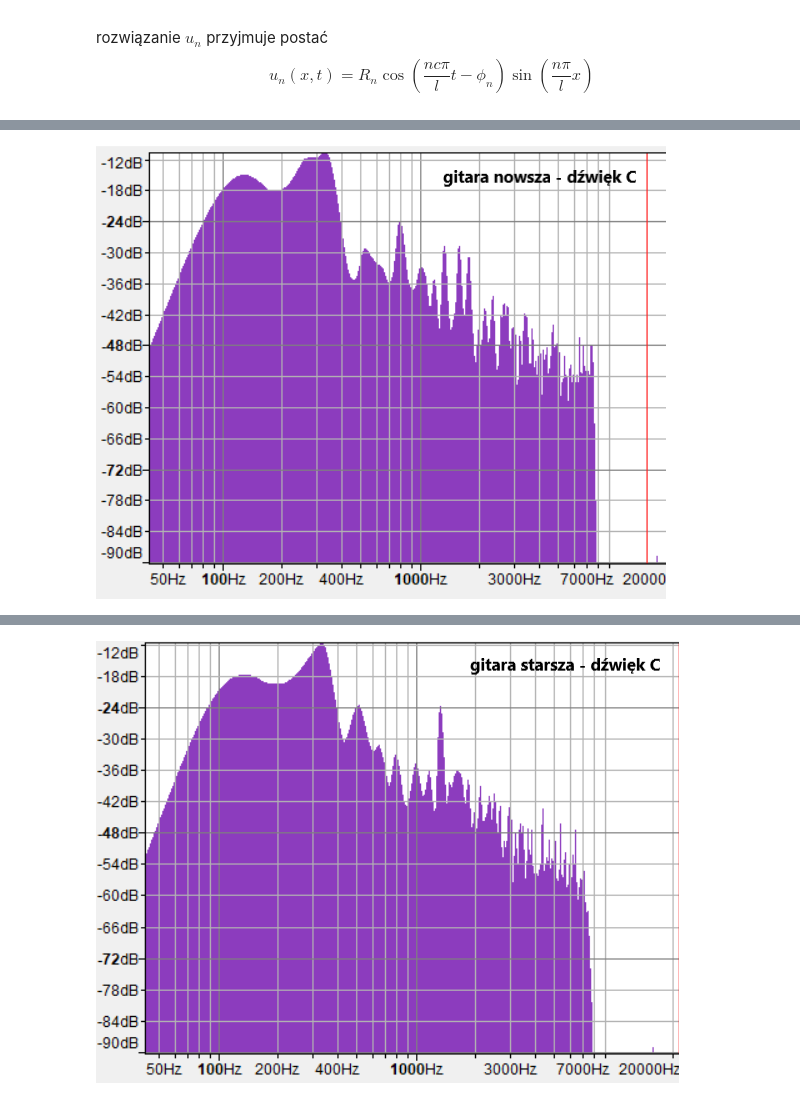
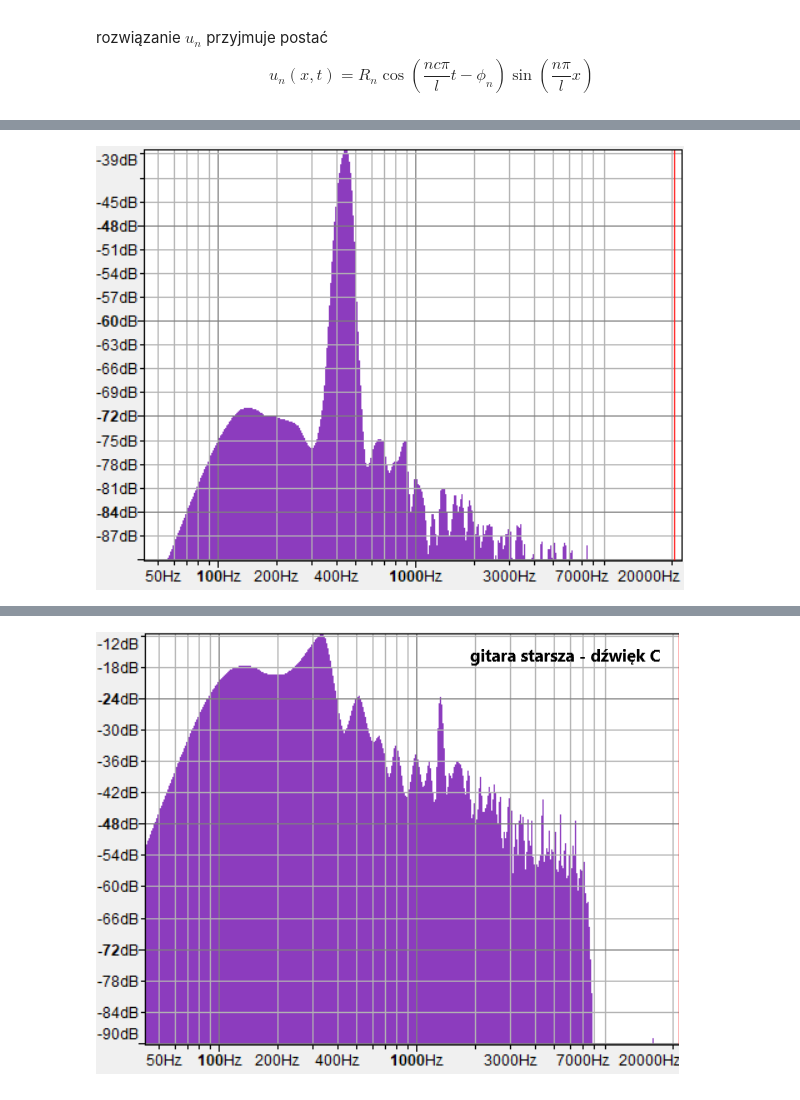
Before and after one commit to MagdalenaRys/ODE_project_WaveEquation, a Jupyter notebook: wave_equation_project.ipynb, the cells around one changed output, grey strips where cells are left out. Saved outputs shown, nothing was run; the diff lists cells and outputs as text; code cells hidden in the pictures.

```diff
--- a/wave_equation_project.ipynb
+++ b/wave_equation_project.ipynb
@@ -187,5 +194,5 @@ Za pomocą odpowiedniego programu przeanalizowałyśmy nagranie dźwięku C dla
 # %%
 from IPython.display import Image
-Image("gitara_nowa_C.png")
+Image("images/kamerton.png")
 # %% [output]
-[figure, old version]
+[figure, new version]
```
Also changed, not shown: parts of 8 cells of this notebook, 6 other files.
